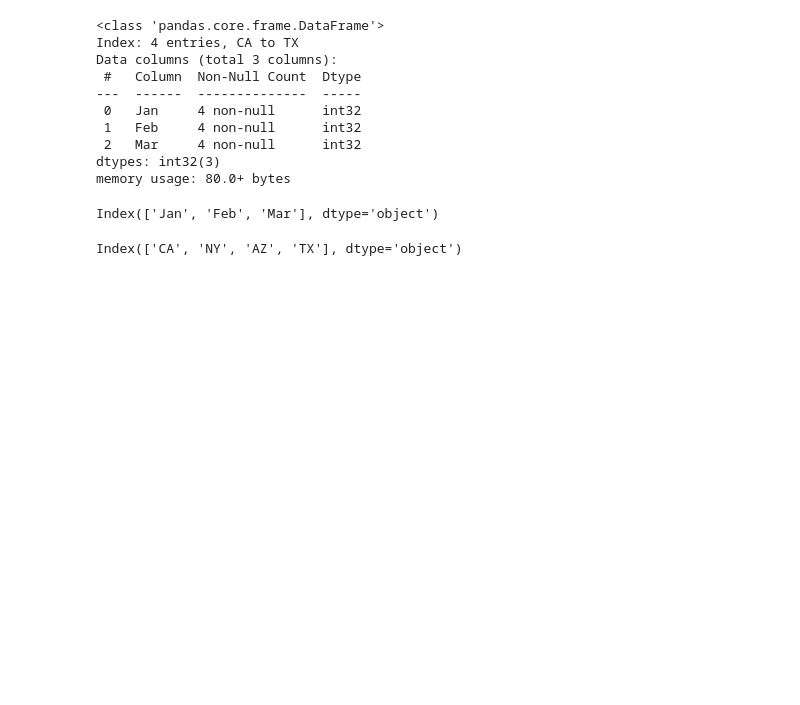
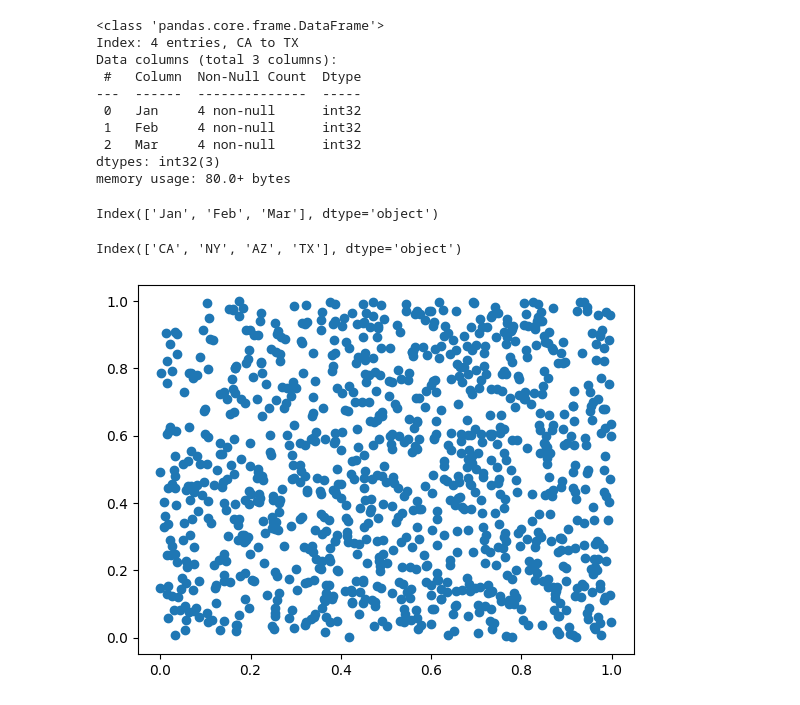
Before and after one commit to pietrolo94/primarepo, a Jupyter notebook: img/test.ipynb, the cells around one changed output. Saved outputs shown, nothing was run; the diff lists cells and outputs as text; code cells hidden in the pictures; blank space fills up the shorter version.

```diff
--- a/img/test.ipynb
+++ b/img/test.ipynb
@@ -118,0 +123,7 @@ Index(['CA', 'NY', 'AZ', 'TX'], dtype='object')
+# %%
+x = rand(1000)
+y = rand(1000)
+plt.scatter(x,y)
+plt.show()
+# %% [output]
+[figure, added]
```
Also changed, not shown: parts of 7 cells of this notebook.
